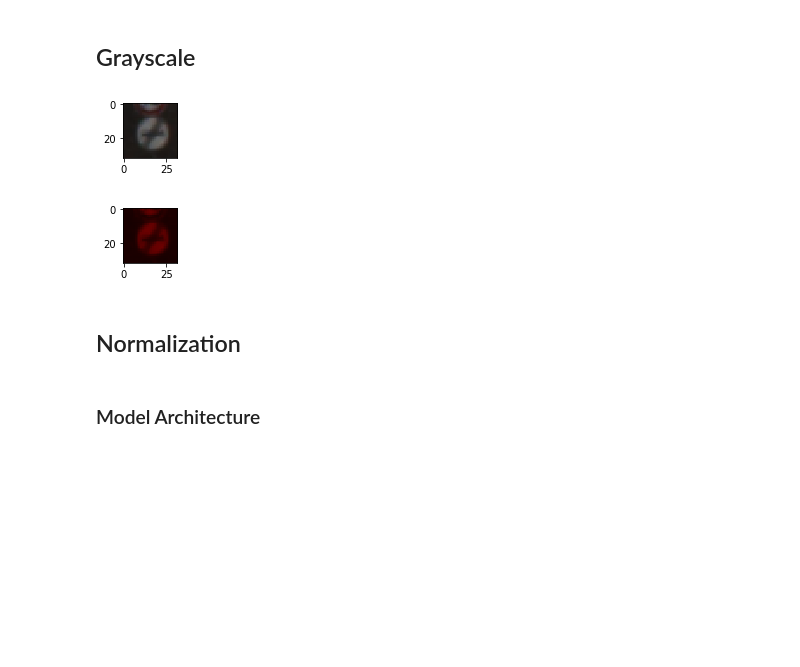
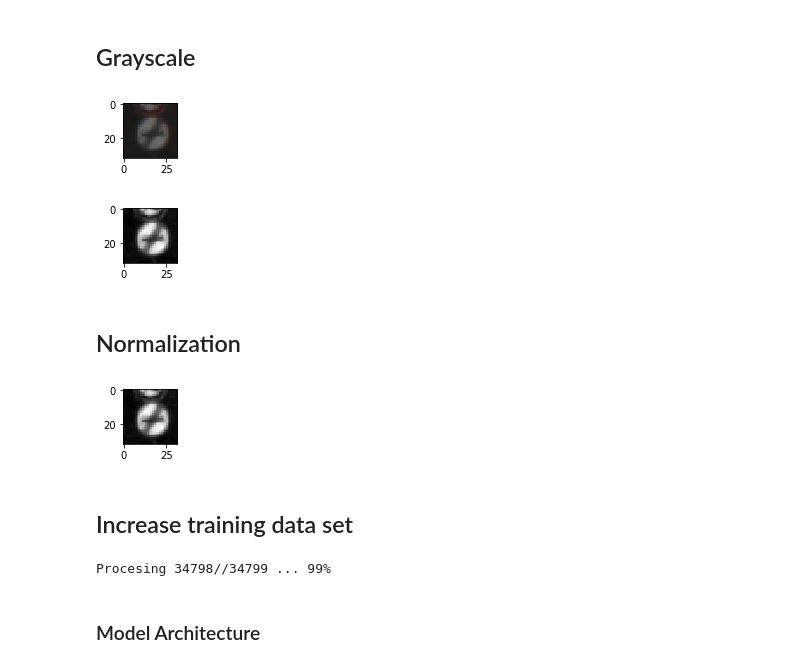
Before and after one commit to lelordoftech/Udacity, a Jupyter notebook: CarND-Traffic-Sign-Classifier-Project/Traffic_Sign_Classifier.ipynb, the cells around one changed output. Saved outputs shown, nothing was run; the diff lists cells and outputs as text; code cells hidden in the pictures; blank space fills up the shorter version.

```diff
--- a/CarND-Traffic-Sign-Classifier-Project/Traffic_Sign_Classifier.ipynb
+++ b/CarND-Traffic-Sign-Classifier-Project/Traffic_Sign_Classifier.ipynb
@@ -36,9 +36,9 @@ with open(validation_file, mode='rb') as f:
 with open(testing_file, mode='rb') as f:
     test = pickle.load(f)
 
-X_train, y_train = train['features'], train['labels']
-X_valid, y_valid = valid['features'], valid['labels']
-X_test, y_test = test['features'], test['labels']
+X_train_in, y_train = train['features'], train['labels']
+X_valid_in, y_valid = valid['features'], valid['labels']
+X_test_in, y_test = test['features'], test['labels']
 # %% [markdown]
 ---
 
@@ -145,33 +145,31 @@ Use the code cell (or multiple code cells, if necessary) to implement the first
 # %%
 import numpy as np
 
 def rgb2gray(rgb):
     return np.dot(rgb[...,:3], [0.299, 0.587, 0.114])
 
 def grayScale(x):
+    out = []
     for i in range(x.shape[0]):
         x[i] = np.array(x[i])
-        x[i][:,:,0] = rgb2gray(x[i])
-        x[i][:,:,1] = 0
-        x[i][:,:,2] = 0
+        out.append(rgb2gray(x[i]).reshape([32, 32, 1]))
+    return np.array(out)
 
 # Plot image before gray scale
-image = X_train[0].squeeze()
 plt.figure(figsize=(1,1))
-plt.imshow(image)
+plt.imshow(X_train_in[0])
 
-grayScale(X_train)
-grayScale(X_valid)
-grayScale(X_test)
+X_train = grayScale(X_train_in)
+X_valid = grayScale(X_valid_in)
+X_test = grayScale(X_test_in)
 
 # Plot image after gray scale
-image = X_train[0].squeeze()
 plt.figure(figsize=(1,1))
-plt.imshow(image, cmap='gray')
+plt.imshow((X_train[0]).reshape([32, 32]), cmap='gray')
 plt.savefig('examples/grayscale.png')
 # %% [output]
 [figure]
-[figure, old version]
+[figure, new version]
 # %% [markdown]
 ## Normalization
 # %%
@@ -181,6 +179,34 @@ def normalization(x):
 normalization(X_train)
 normalization(X_valid)
 normalization(X_test)
+
+# Plot image after normalization
+plt.figure(figsize=(1,1))
+plt.imshow(X_train[0].reshape([32, 32]), cmap='gray')
+plt.savefig('examples/normalization.png')
+# %% [output]
+[figure, added]
+# %% [markdown]
+## Increase training data set
+# %%
+import cv2
+
+X_train_double = X_train
+
+num_data_train = len(X_train_double)
+for i in range(num_data_train):
+    # Zoom in
+    zoom_in = cv2.resize(X_train_double[i], (16, 16))
+    # Zoom out
+    zoom_out = cv2.resize(zoom_in, (32, 32))
+    # add data training
+    X_train = np.append(X_train, zoom_out.reshape([32, 32, 1]))
+    print('\rProcesing %d/%d ... %d%%' % (i, num_data_train, i*100/num_data_train), end='', flush=True)
+print('\n')
+
+#new_images_resize = np.array(new_images_resize)
+# %% [output]
+Procesing 34798//34799 ... 99%
 # %% [markdown]
 ### Model Architecture
 # %%
```
Also changed, not shown: parts of 12 cells of this notebook, 5 other files.
